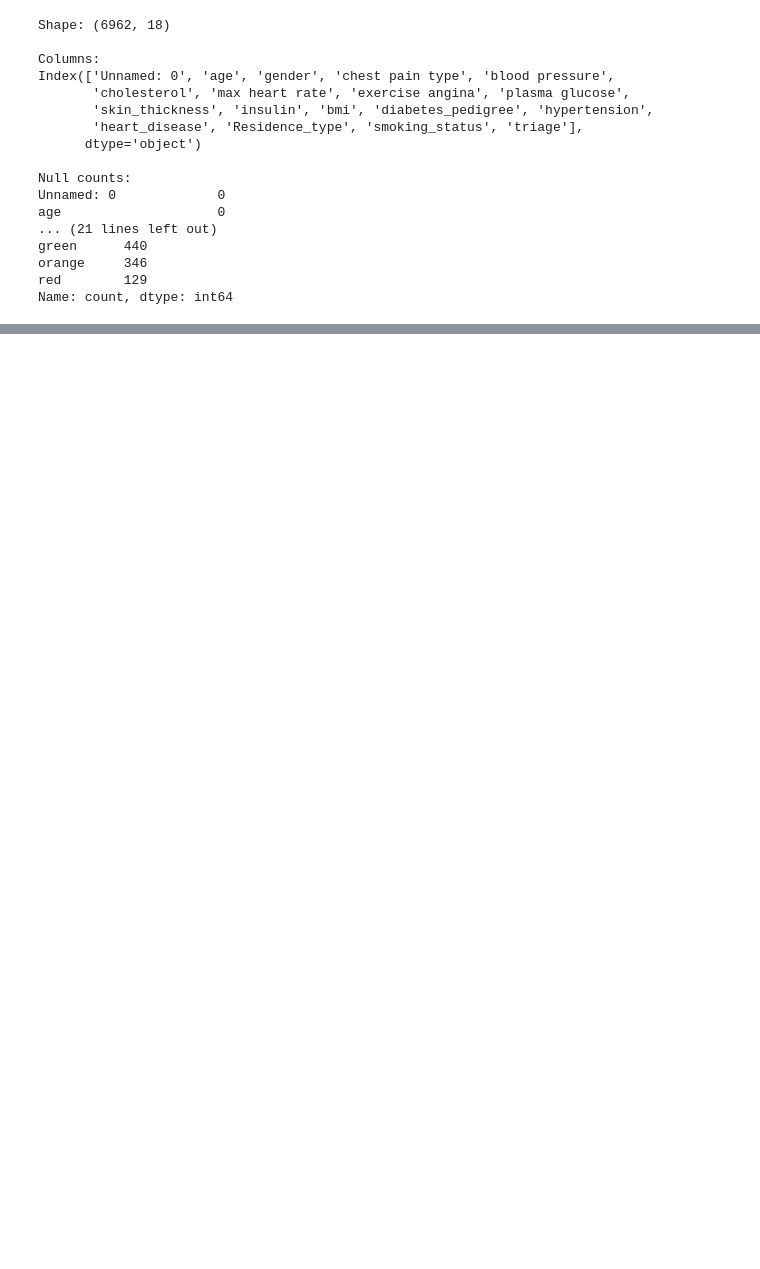
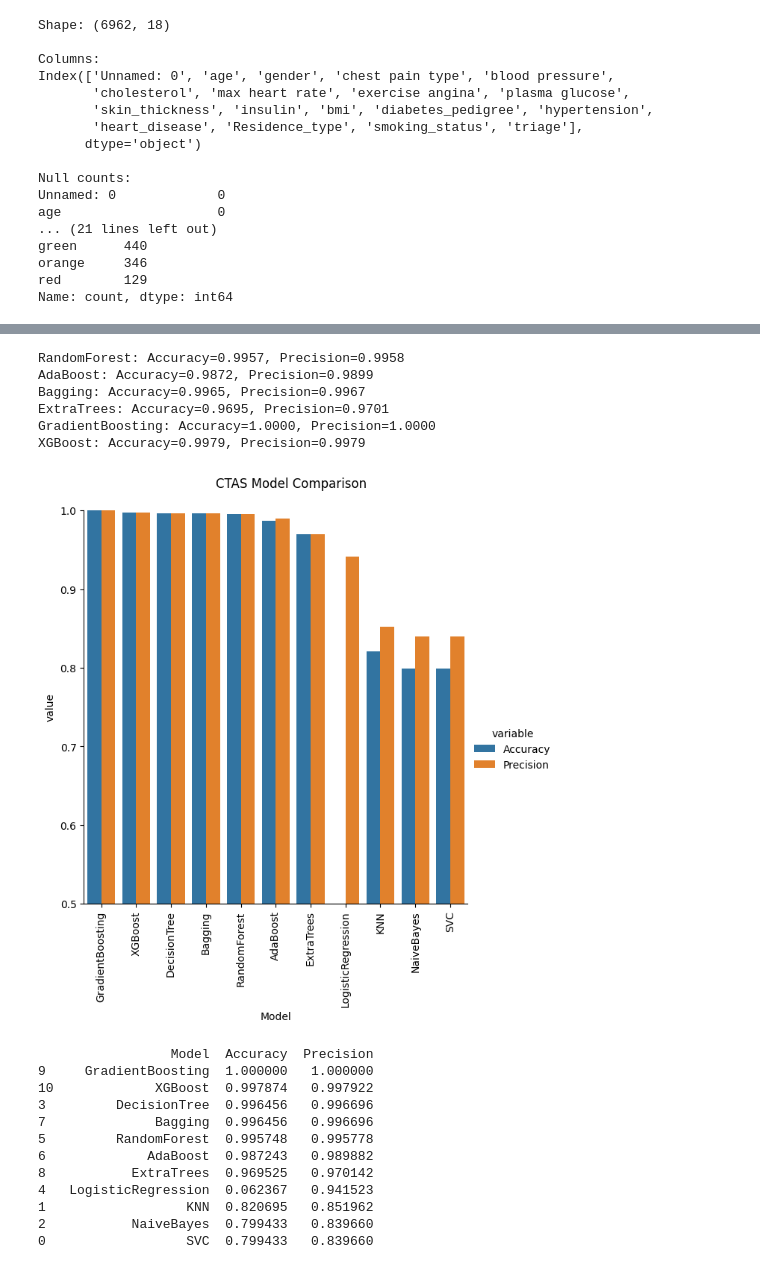
Before and after one commit to AreejAljuhani/SAEIF, a Jupyter notebook: AI_CTAS_Triage_Model.ipynb, the cells around one changed output, grey strips where cells are left out. Saved outputs shown, nothing was run; the diff lists cells and outputs as text; code cells hidden in the pictures; blank space fills up the shorter version.

Commit message:
Add CTAS model building

```diff
--- a/AI_CTAS_Triage_Model.ipynb
+++ b/AI_CTAS_Triage_Model.ipynb
@@ -305,0 +309,11 @@ Saved final dataset to patient_priority_final.csv
+# %%
+from sklearn.model_selection import train_test_split
+from sklearn.preprocessing import StandardScaler
+
+X_train, X_test, y_train, y_test = train_test_split(
+    X, y, test_size=0.2, random_state=2, stratify=y
+)
+
+scaler = StandardScaler()
+X_train_scaled= scaler.fit_transform(X_train)
+X_test_scaled = scaler.transform(X_test)
@@ -305,0 +342,48 @@ Saved final dataset to patient_priority_final.csv
+# %%
+from sklearn.metrics import accuracy_score, precision_score
+
+def train_model(model, X_tr, y_tr, X_te, y_te):
+    model.fit(X_tr, y_tr)
+    y_pred = model.predict(X_te)
+    acc = accuracy_score(y_te, y_pred)
+    prec = precision_score(y_te, y_pred, average="weighted", zero_division=1)
+    return acc, prec
+# %%
+accuracy_list, precision_list, names = [], [], []
+
+for name, model in models.items():
+    if name in ["SVC", "KNN", "LogisticRegression", "NaiveBayes"]:
+        X_tr, X_te = X_train_scaled, X_test_scaled
+    else:
+        X_tr, X_te = X_train.values, X_test.values
+
+    acc, prec = train_model(model, X_tr, y_train, X_te, y_test)
+    print(f"{name}: Accuracy={acc:.4f}, Precision={prec:.4f}")
+    names.append(name)
+    accuracy_list.append(acc)
+    precision_list.append(prec)
+
+performance_df = pd.DataFrame({
+    "Model": names,
+    "Accuracy": accuracy_list,
+    "Precision": precision_list
+}).sort_values("Precision", ascending=False)
+
+perf_melt = pd.melt(performance_df, id_vars="Model")
+
+g = sns.catplot(
+    x="Model",
+    y="value",
+    hue="variable",
+    data=perf_melt,
+    kind="bar",
+    height=6
+)
+
+g.set_xticklabels(rotation=90)
+g.set(ylim=(0.5, 1.0))
+g.fig.suptitle("CTAS Model Comparison", y=1.05)
+plt.show()
+
+print(performance_df)
+# %% [output]
@@ -305,0 +395,19 @@ Saved final dataset to patient_priority_final.csv
+RandomForest: Accuracy=0.9957, Precision=0.9958
+AdaBoost: Accuracy=0.9872, Precision=0.9899
+Bagging: Accuracy=0.9965, Precision=0.9967
+ExtraTrees: Accuracy=0.9695, Precision=0.9701
+GradientBoosting: Accuracy=1.0000, Precision=1.0000
+XGBoost: Accuracy=0.9979, Precision=0.9979
+[figure, added]
+                 Model  Accuracy  Precision
+9     GradientBoosting  1.000000   1.000000
+10             XGBoost  0.997874   0.997922
+3         DecisionTree  0.996456   0.996696
+7              Bagging  0.996456   0.996696
+5         RandomForest  0.995748   0.995778
+6             AdaBoost  0.987243   0.989882
+8           ExtraTrees  0.969525   0.970142
+4   LogisticRegression  0.062367   0.941523
+1                  KNN  0.820695   0.851962
+2           NaiveBayes  0.799433   0.839660
+0                  SVC  0.799433   0.839660
```
Also changed, not shown: parts of 7 cells of this notebook, 2 other files.
